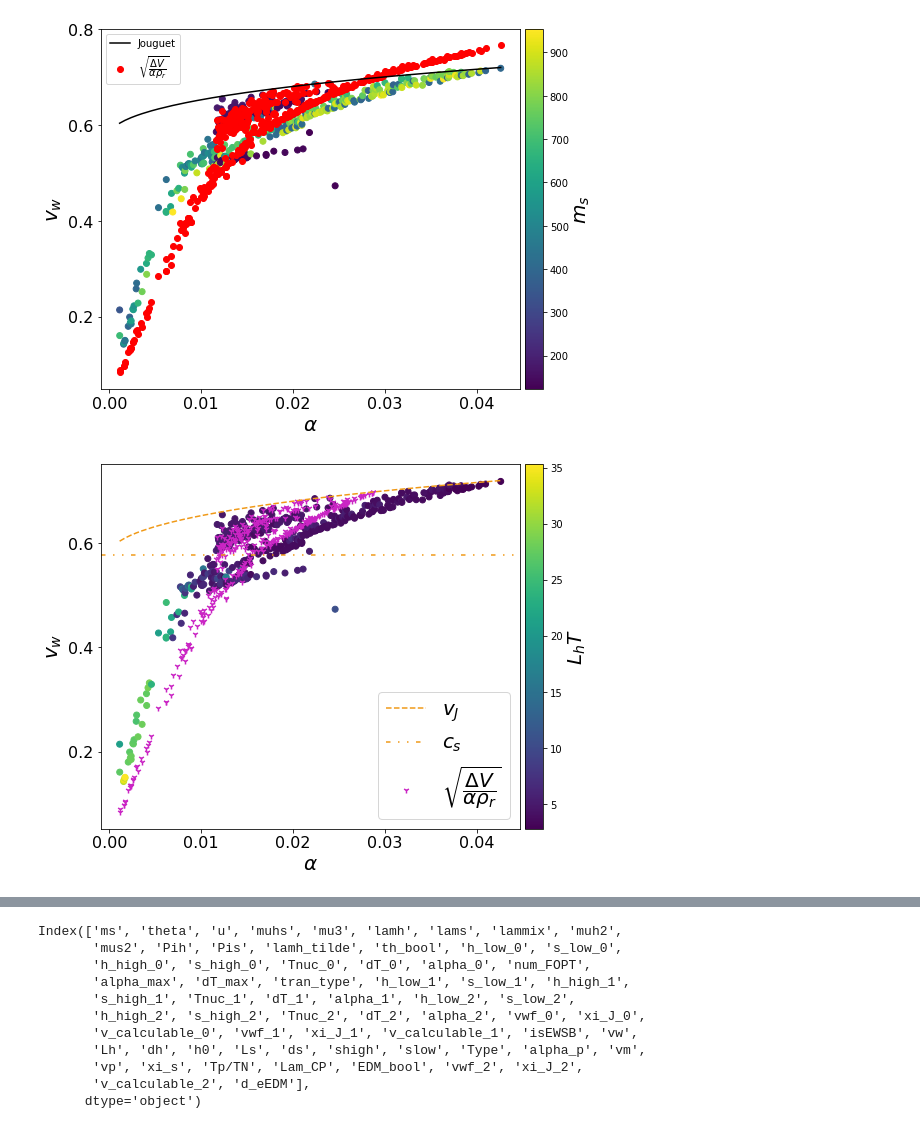
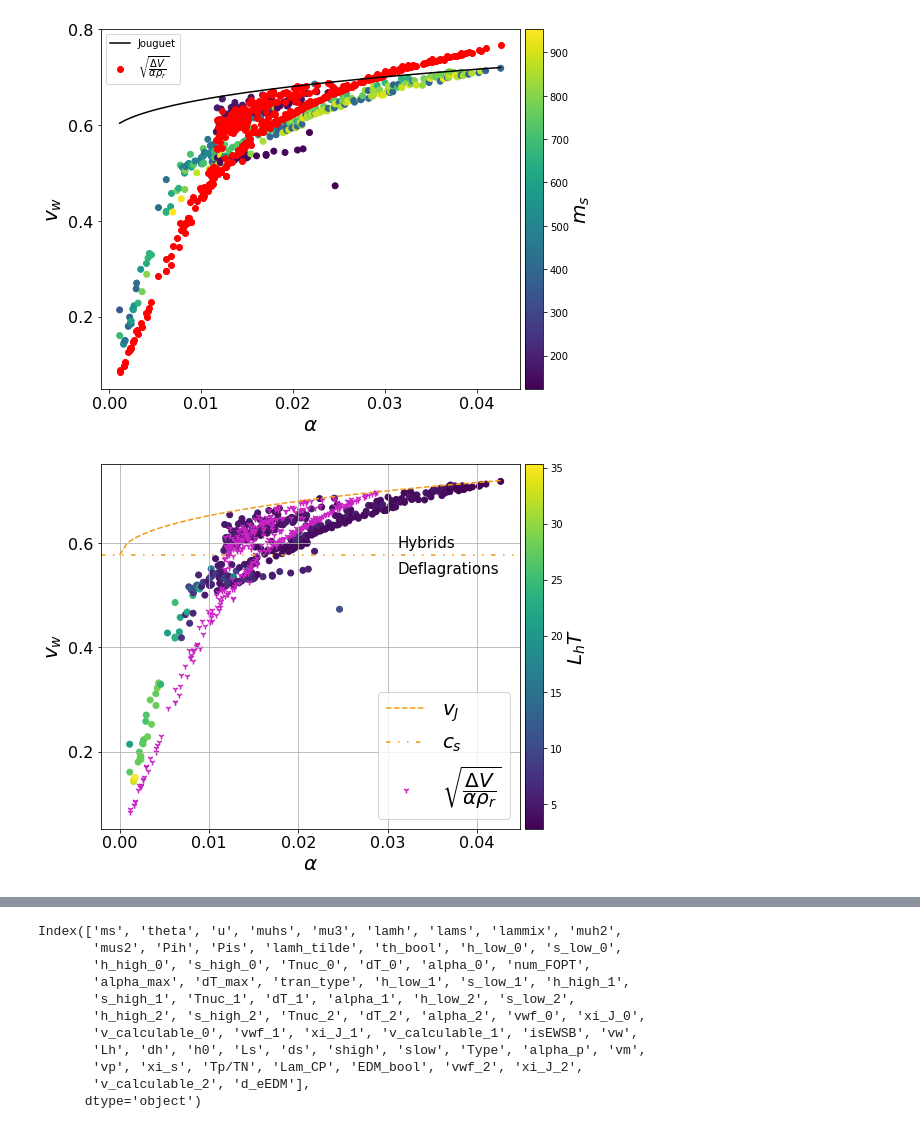
Before and after one commit to PB-316/Z_2breaking-PT-BAU, a Jupyter notebook: wall_veclocity_Z2_breaking.ipynb, the cells around one changed output, grey strips where cells are left out. Cells and saved outputs as stored; diff of their text form; code cells hidden in the pictures.

```diff
--- a/wall_veclocity_Z2_breaking.ipynb
+++ b/wall_veclocity_Z2_breaking.ipynb
@@ -2213,30 +2213,39 @@ plt.show()
 [figure]
 # %%
 df=pd.read_csv("SCANS/BAU/Z2_breaking_sols_BAU_All.csv",index_col=[0]).sort_values("alpha_max").drop_duplicates()
+
+v_J=lambda alpha_p:((alpha_p*(2+3*alpha_p))**0.5+1)/(3**0.5*(1+alpha_p))
+al_range=np.linspace(0,df.alpha_max.max())
+
+
 
 thick_size=16
 label_size=20
 #plt.rcParams['text.usetex'] = True
 
 plt.scatter(df.alpha_0,df.vw,c=df.Lh*df.Tnuc_0)
 plt.colorbar(orientation="vertical",pad=0.01).set_label( label="$L_h T$", size=label_size, weight='bold')
-plt.plot(df.alpha_0,df.xi_J_0,c="#f09917",label="$v_J$",linestyle="--")
+#plt.plot(df.alpha_0,df.xi_J_0,c="#f09917",label="$v_J$",linestyle="--")
+plt.plot(al_range,v_J(al_range),c="#f09917",label="$v_J$",linestyle="--")
 df=df[df.vwf_0<=df.xi_J_0]
 plt.scatter(df.alpha_0,df.vwf_0,c="#CA25C4",marker="1",label="$\\sqrt{\dfrac{\\Delta V}{\\alpha \\rho_r}}$")
 plt.axhline(y=cs,linestyle=(0, (3, 5, 1, 5, 1, 5)),c="#f09917",label="$c_s$")
-
+plt.figtext(.63, .78, "Hybrids", fontsize=15)
+plt.figtext(.63, .72, "Deflagrations", fontsize=15)
 
 plt.xlabel("$\\alpha$",size=label_size)
 plt.ylabel("$v_w$",size=label_size)
 plt.xticks(fontsize=thick_size)
 plt.yticks(fontsize=thick_size)
 plt.locator_params(axis="x", nbins=6)
 plt.locator_params(axis="y", nbins=7)
 
 plt.legend(prop={'size': label_size})
 #plt.title("$\\lambda_{s}=1$",size=label_size)
+plt.grid(True)
+
 plt.tight_layout()
 plt.savefig('SCANS/bubble_PLOTS/bubble_vw_alpha.pdf', dpi=300)
 plt.show()
 # %% [output]
-[figure, old version]
+[figure, new version]
```
Also changed, not shown: parts of 9 cells of this notebook, 3 other files.
